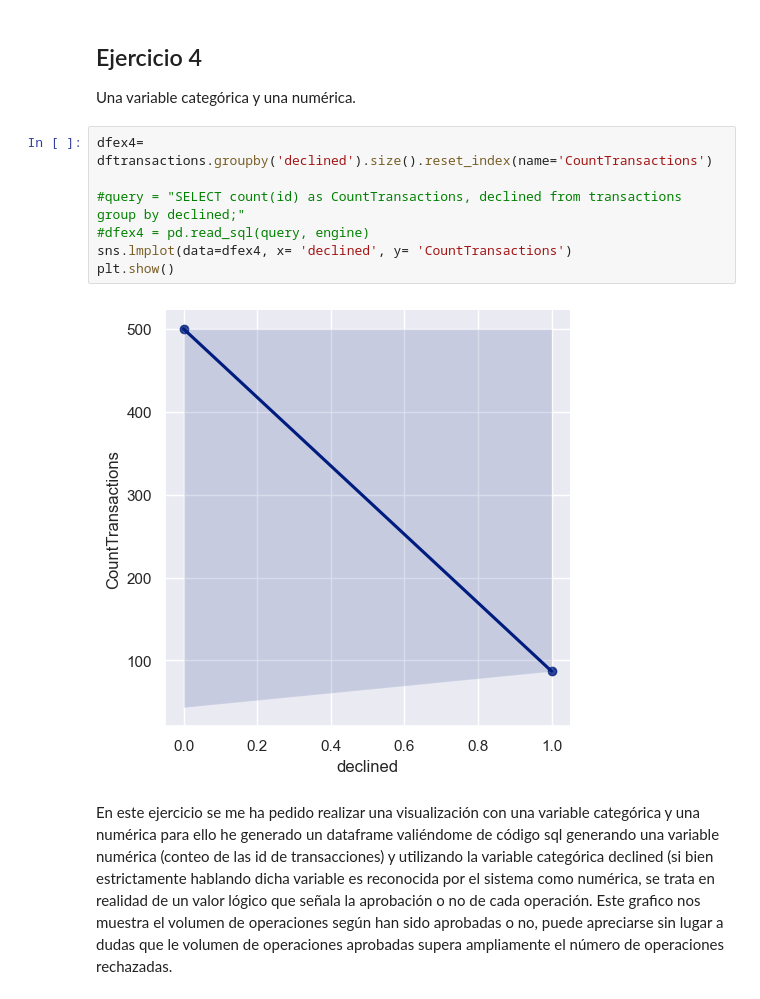
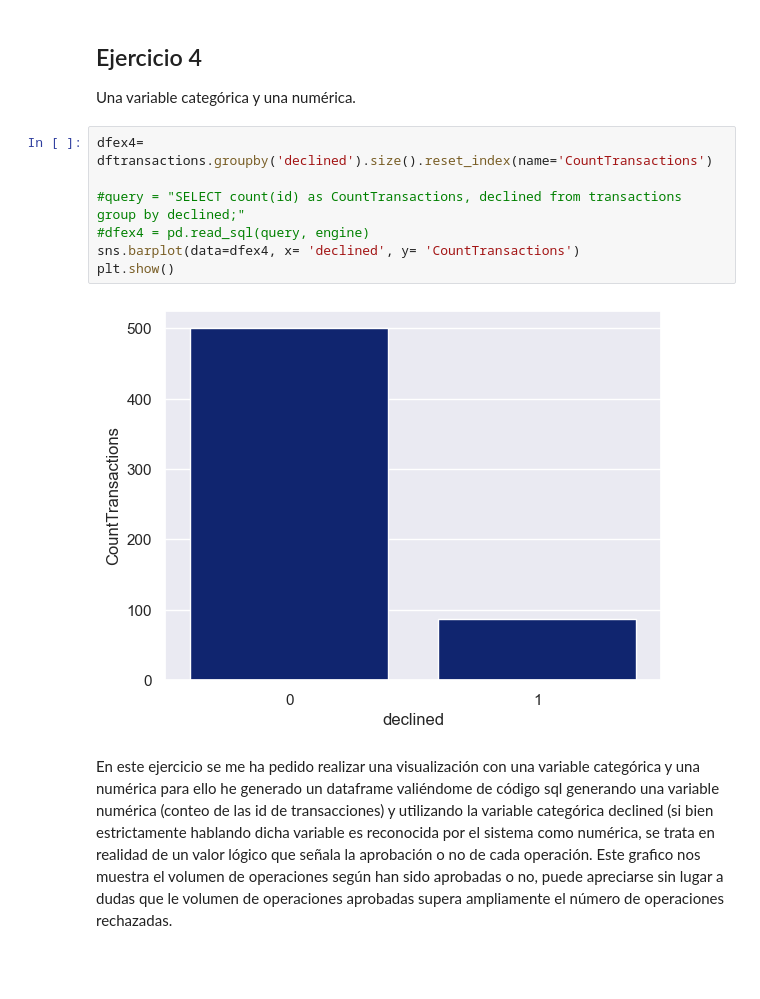
Before and after one commit to Gguerrero77/Sprint8, a Jupyter notebook: TareaSP8__1.ipynb, the cells around one changed output. Cells and saved outputs as stored; diff of their text form; blank space fills up the shorter version.

```diff
--- a/TareaSP8__1.ipynb
+++ b/TareaSP8__1.ipynb
@@ -70,12 +70,12 @@ Una variable categórica y una numérica.
 # %%
 dfex4= dftransactions.groupby('declined').size().reset_index(name='CountTransactions')
 
 #query = "SELECT count(id) as CountTransactions, declined from transactions group by declined;"
 #dfex4 = pd.read_sql(query, engine)
-sns.lmplot(data=dfex4, x= 'declined', y= 'CountTransactions')
+sns.barplot(data=dfex4, x= 'declined', y= 'CountTransactions')
 plt.show()
 # %% [output]
-[figure, old version]
+[figure, new version]
 # %% [markdown]
 En este ejercicio se me ha pedido realizar una visualización con una variable categórica y una numérica para ello he generado un dataframe valiéndome de código sql generando una variable numérica (conteo de las id de transacciones) y utilizando la variable categórica declined (si bien estrictamente hablando dicha variable es reconocida por el sistema como numérica, se trata en realidad de un valor lógico que señala la aprobación o no de cada operación. Este grafico nos muestra el volumen de operaciones según han sido aprobadas o no, puede apreciarse sin lugar a dudas que le volumen de operaciones aprobadas supera ampliamente el número de operaciones rechazadas.
 # %% [markdown]
```
Also changed, not shown: parts of 3 cells of this notebook.
